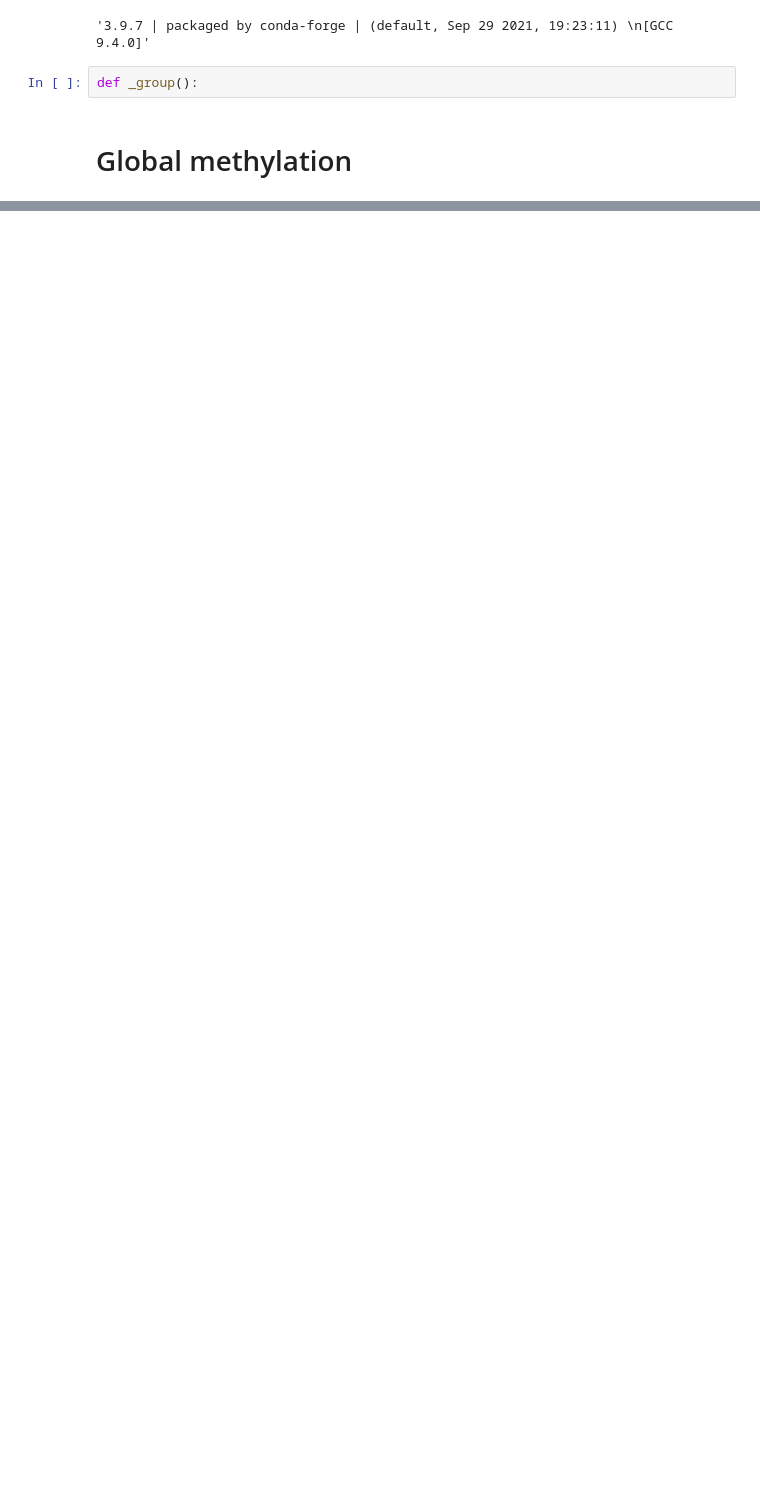
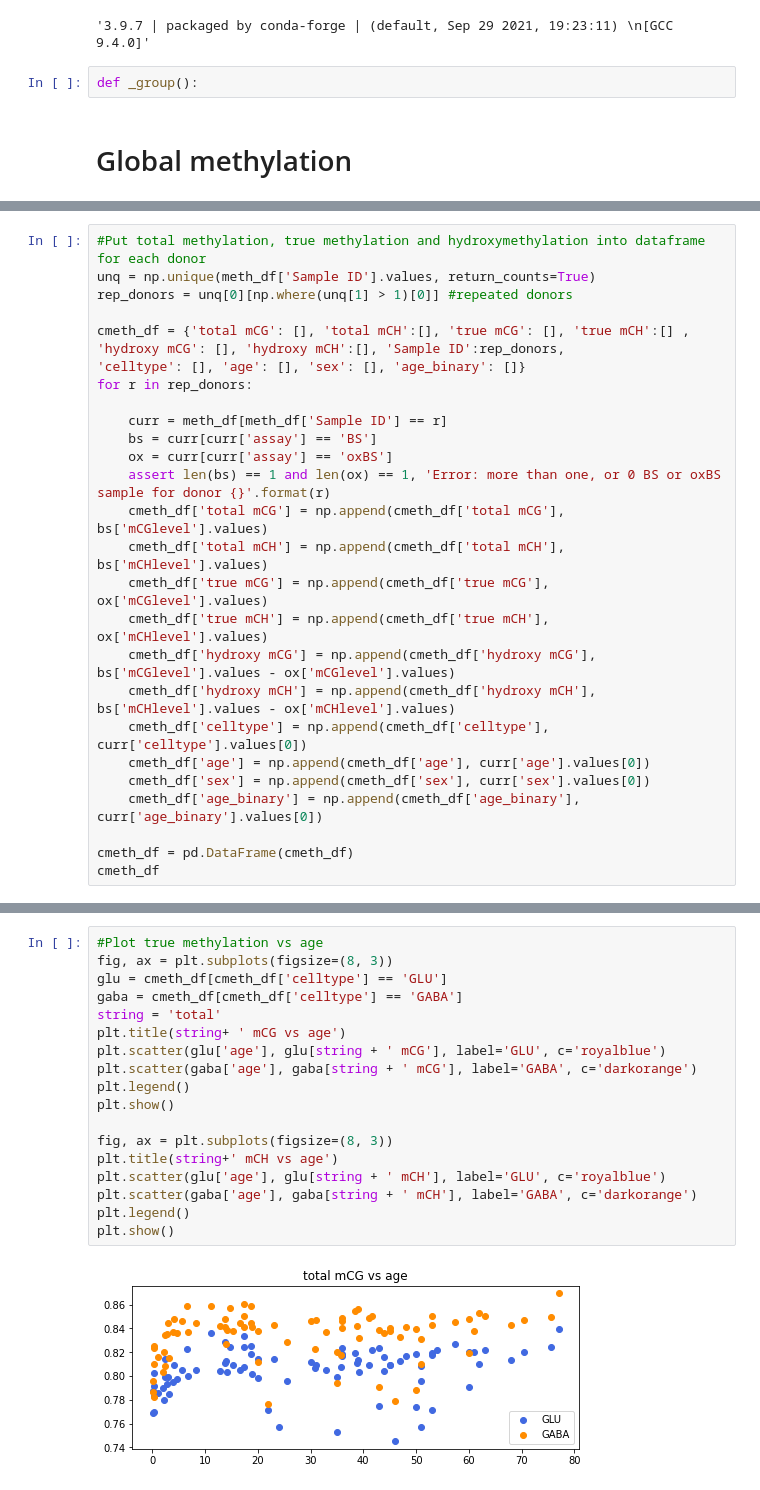
Before and after one commit to dmnburrows/te_methylation_ageing, a Jupyter notebook: meth_analysis.ipynb, the cells around one changed output, grey strips where cells are left out. Drawn from its saved outputs; the diff is of its cells as text; blank space fills up the shorter version.

Commit message:
running methylation analysis

```diff
--- a/meth_analysis.ipynb
+++ b/meth_analysis.ipynb
@@ -312,0 +51,27 @@ Name: type, dtype: object
+# %%
+#Put total methylation, true methylation and hydroxymethylation into dataframe for each donor
+unq = np.unique(meth_df['Sample ID'].values, return_counts=True)
+rep_donors = unq[0][np.where(unq[1] > 1)[0]] #repeated donors
+
+cmeth_df = {'total mCG': [], 'total mCH':[], 'true mCG': [], 'true mCH':[] ,
+'hydroxy mCG': [], 'hydroxy mCH':[], 'Sample ID':rep_donors,
+'celltype': [], 'age': [], 'sex': [], 'age_binary': []}
+for r in rep_donors:
+
+    curr = meth_df[meth_df['Sample ID'] == r]
+    bs = curr[curr['assay'] == 'BS']
+    ox = curr[curr['assay'] == 'oxBS']
+    assert len(bs) == 1 and len(ox) == 1, 'Error: more than one, or 0 BS or oxBS sample for donor {}'.format(r)
+    cmeth_df['total mCG'] = np.append(cmeth_df['total mCG'], bs['mCGlevel'].values)
+    cmeth_df['total mCH'] = np.append(cmeth_df['total mCH'], bs['mCHlevel'].values)
+    cmeth_df['true mCG'] = np.append(cmeth_df['true mCG'], ox['mCGlevel'].values)
+    cmeth_df['true mCH'] = np.append(cmeth_df['true mCH'], ox['mCHlevel'].values)
+    cmeth_df['hydroxy mCG'] = np.append(cmeth_df['hydroxy mCG'], bs['mCGlevel'].values - ox['mCGlevel'].values)
+    cmeth_df['hydroxy mCH'] = np.append(cmeth_df['hydroxy mCH'], bs['mCHlevel'].values - ox['mCHlevel'].values)
+    cmeth_df['celltype'] = np.append(cmeth_df['celltype'], curr['celltype'].values[0])
+    cmeth_df['age'] = np.append(cmeth_df['age'], curr['age'].values[0])
+    cmeth_df['sex'] = np.append(cmeth_df['sex'], curr['sex'].values[0])
+    cmeth_df['age_binary'] = np.append(cmeth_df['age_binary'], curr['age_binary'].values[0])
+
+cmeth_df = pd.DataFrame(cmeth_df)
+cmeth_df
@@ -312,0 +92,20 @@ Name: type, dtype: object
+# %%
+#Plot true methylation vs age
+fig, ax = plt.subplots(figsize=(8, 3))
+glu = cmeth_df[cmeth_df['celltype'] == 'GLU']
+gaba = cmeth_df[cmeth_df['celltype'] == 'GABA']
+string = 'total'
+plt.title(string+ ' mCG vs age')
+plt.scatter(glu['age'], glu[string + ' mCG'], label='GLU', c='royalblue')
+plt.scatter(gaba['age'], gaba[string + ' mCG'], label='GABA', c='darkorange')
+plt.legend()
+plt.show()
+
+fig, ax = plt.subplots(figsize=(8, 3))
+plt.title(string+' mCH vs age')
+plt.scatter(glu['age'], glu[string + ' mCH'], label='GLU', c='royalblue')
+plt.scatter(gaba['age'], gaba[string + ' mCH'], label='GABA', c='darkorange')
+plt.legend()
+plt.show()
+# %% [output]
+[figure, added]
```
Also changed, not shown: parts of 45 cells of this notebook, 3 other files.
